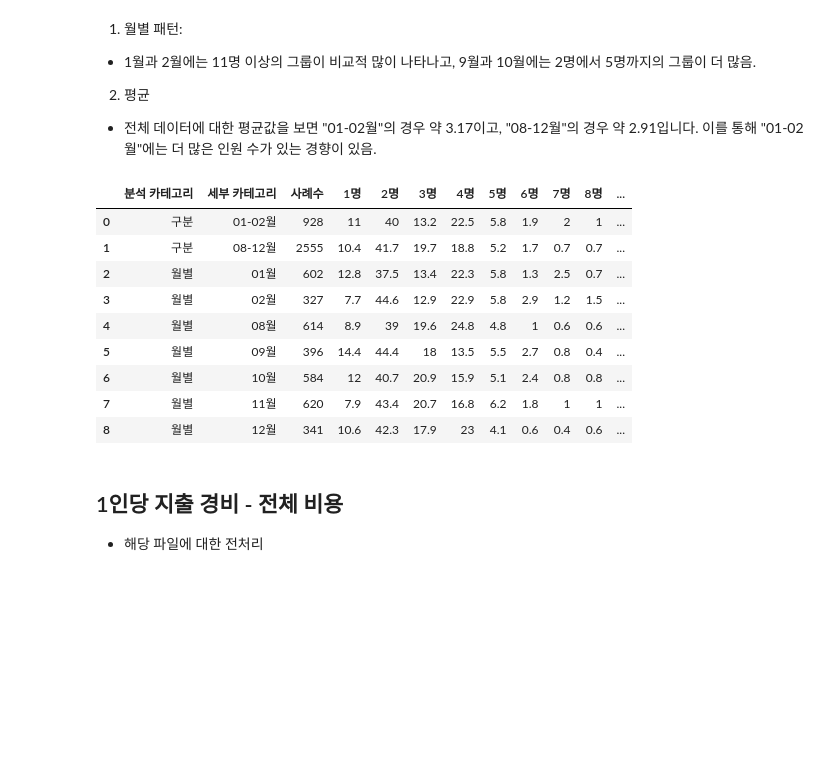
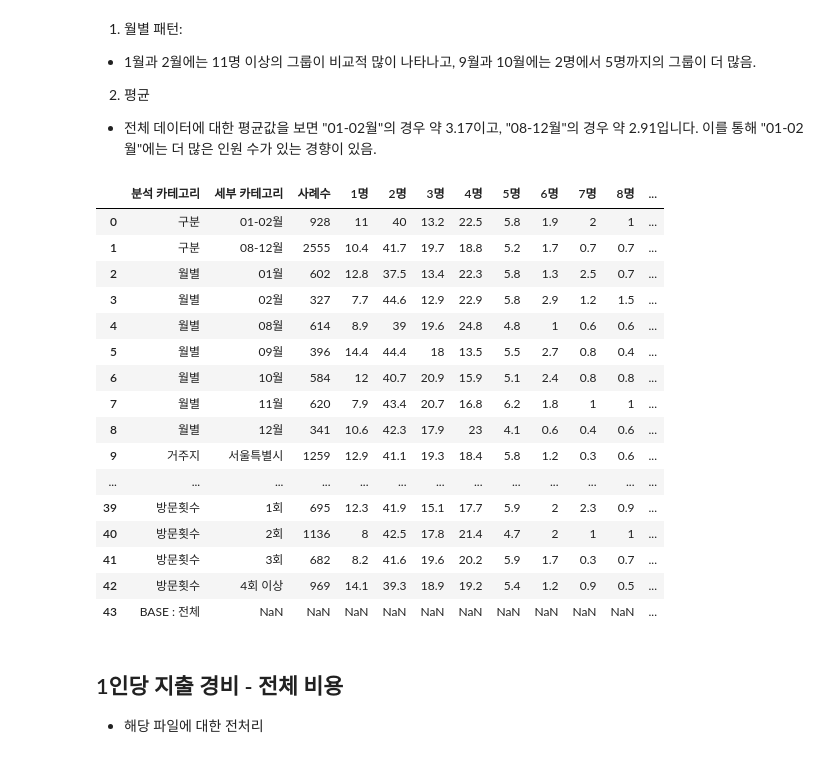
Before and after one commit to HaJeong-K/Jeju_project, a Jupyter notebook: 2020년_전처리.ipynb, the cells around one changed output. Saved outputs shown, nothing was run; the diff lists cells and outputs as text; code cells hidden in the pictures; blank space fills up the shorter version.

```diff
--- a/2020년_전처리.ipynb
+++ b/2020년_전처리.ipynb
@@ -21,8 +91,8 @@ Drive already mounted at /content/drive; to attempt to forcibly remount, call dr
 - 1인당 지출 경비에 대한 카테고리: 전체 부분, 숙박 부분, 식음료 부분, 항공/선박 부분, 관광/문화 지출 부분
 - 1인당 지출 경비 부분이 지출 기준인원 항목의 하위 항목으로 분류되어 있어 응답자 프로파일처럼 해당 데이터의 비율을 명시함.
 # %%
-expenditure_standard = pd.read_excel('/content/drive/MyDrive/2020 지출 인원.xlsx')
-expenditure_standard.head()
+expenditure_standard_2020 = pd.read_excel('/content/drive/MyDrive/2020 지출 인원.xlsx')
+expenditure_standard_2020.head()
 # %% [output]
 |  | table | Unnamed: 1 | Unnamed: 2 | Unnamed: 3 | Unnamed: 4 | Unnamed: 5 | Unnamed: 6 | Unnamed: 7 | ... |
 | 0 | NaN | NaN | 사례수 | 1명 | 2명 | 3명 | 4명 | 5명 | ... |
@@ -47,8 +117,8 @@ columns = {'table' : '분석 카테고리',
            'Unnamed: 13' : '11명 이상',
            'Unnamed: 14' : '평균'}
 
-expenditure_standard = expenditure_standard.rename(columns = columns)
-expenditure_standard
+expenditure_standard_2020= expenditure_standard_2020.rename(columns = columns)
+expenditure_standard_2020
 # %% [output]
 |  | 분석 카테고리 | 세부 카테고리 | 사례수 | 1명 | 2명 | 3명 | 4명 | 5명 | 6명 | 7명 | 8명 | ... |
 | 0 | NaN | NaN | 사례수 | 1명 | 2명 | 3명 | 4명 | 5명 | 6명 | 7명 | 8명 | ... |
@@ -68,7 +138,7 @@ expenditure_standard
 | 44 | 방문횟수 | 4회 이상 | 969 | 14.1 | 39.3 | 18.9 | 19.2 | 5.4 | 1.2 | 0.9 | 0.5 | ... |
 | 45 | BASE : 전체 | NaN | NaN | NaN | NaN | NaN | NaN | NaN | NaN | NaN | NaN | ... |
 # %%
-expenditure_standard = expenditure_standard.drop(index = range(11, 46)).reset_index(drop=True)
+expenditure_standard_2020 =expenditure_standard_2020.drop(index = range(11, 46)).reset_index(drop=True)
 
-expenditure_standard
+expenditure_standard_2020
 # %% [output]
@@ -93,20 +152,27 @@ expenditure_standard
 
 - 전체 데이터에 대한 평균값을 보면 "01-02월"의 경우 약 3.17이고, "08-12월"의 경우 약 2.91입니다. 이를 통해 "01-02월"에는 더 많은 인원 수가 있는 경향이 있음.
 # %%
-expenditure_standard = expenditure_standard.drop(index = [0, 1]).reset_index(drop=True)
+expenditure_standard_2020  = expenditure_standard_2020.drop(index = [0, 1]).reset_index(drop=True)
 
-expenditure_standard
+expenditure_standard_2020
 # %% [output]
 |  | 분석 카테고리 | 세부 카테고리 | 사례수 | 1명 | 2명 | 3명 | 4명 | 5명 | 6명 | 7명 | 8명 | ... |
 | 0 | 구분 | 01-02월 | 928 | 11 | 40 | 13.2 | 22.5 | 5.8 | 1.9 | 2 | 1 | ... |
 | 1 | 구분 | 08-12월 | 2555 | 10.4 | 41.7 | 19.7 | 18.8 | 5.2 | 1.7 | 0.7 | 0.7 | ... |
 | 2 | 월별 | 01월 | 602 | 12.8 | 37.5 | 13.4 | 22.3 | 5.8 | 1.3 | 2.5 | 0.7 | ... |
 | 3 | 월별 | 02월 | 327 | 7.7 | 44.6 | 12.9 | 22.9 | 5.8 | 2.9 | 1.2 | 1.5 | ... |
 | 4 | 월별 | 08월 | 614 | 8.9 | 39 | 19.6 | 24.8 | 4.8 | 1 | 0.6 | 0.6 | ... |
 | 5 | 월별 | 09월 | 396 | 14.4 | 44.4 | 18 | 13.5 | 5.5 | 2.7 | 0.8 | 0.4 | ... |
 | 6 | 월별 | 10월 | 584 | 12 | 40.7 | 20.9 | 15.9 | 5.1 | 2.4 | 0.8 | 0.8 | ... |
 | 7 | 월별 | 11월 | 620 | 7.9 | 43.4 | 20.7 | 16.8 | 6.2 | 1.8 | 1 | 1 | ... |
 | 8 | 월별 | 12월 | 341 | 10.6 | 42.3 | 17.9 | 23 | 4.1 | 0.6 | 0.4 | 0.6 | ... |
+| 9 | 거주지 | 서울특별시 | 1259 | 12.9 | 41.1 | 19.3 | 18.4 | 5.8 | 1.2 | 0.3 | 0.6 | ... |
+| ... | ... | ... | ... | ... | ... | ... | ... | ... | ... | ... | ... | ... |
+| 39 | 방문횟수 | 1회 | 695 | 12.3 | 41.9 | 15.1 | 17.7 | 5.9 | 2 | 2.3 | 0.9 | ... |
+| 40 | 방문횟수 | 2회 | 1136 | 8 | 42.5 | 17.8 | 21.4 | 4.7 | 2 | 1 | 1 | ... |
+| 41 | 방문횟수 | 3회 | 682 | 8.2 | 41.6 | 19.6 | 20.2 | 5.9 | 1.7 | 0.3 | 0.7 | ... |
+| 42 | 방문횟수 | 4회 이상 | 969 | 14.1 | 39.3 | 18.9 | 19.2 | 5.4 | 1.2 | 0.9 | 0.5 | ... |
+| 43 | BASE : 전체 | NaN | NaN | NaN | NaN | NaN | NaN | NaN | NaN | NaN | NaN | ... |
 # %% [markdown]
 ## 1인당 지출 경비 - 전체 비용
 - 해당 파일에 대한 전처리
```
Also changed, not shown: parts of 5 cells of this notebook.
